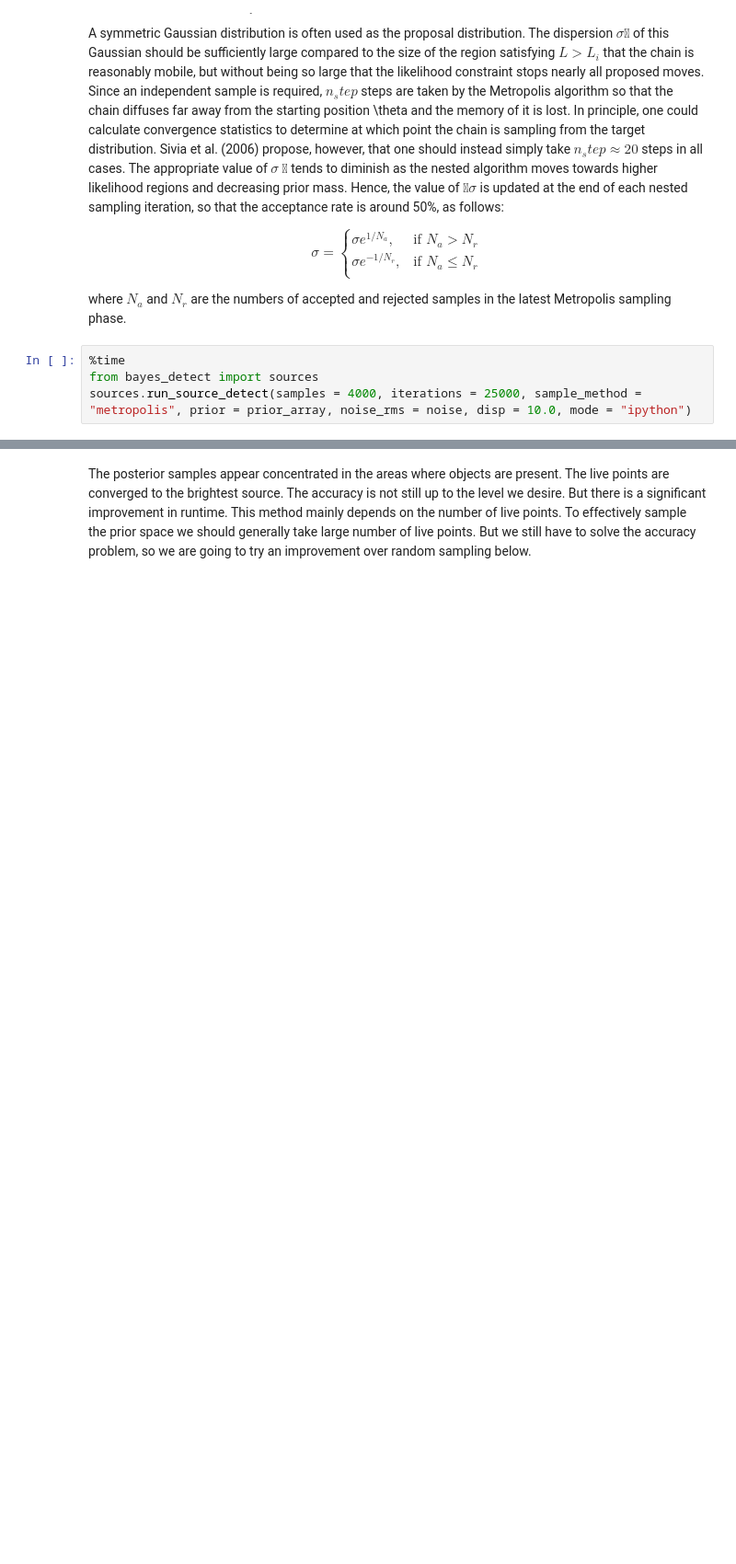
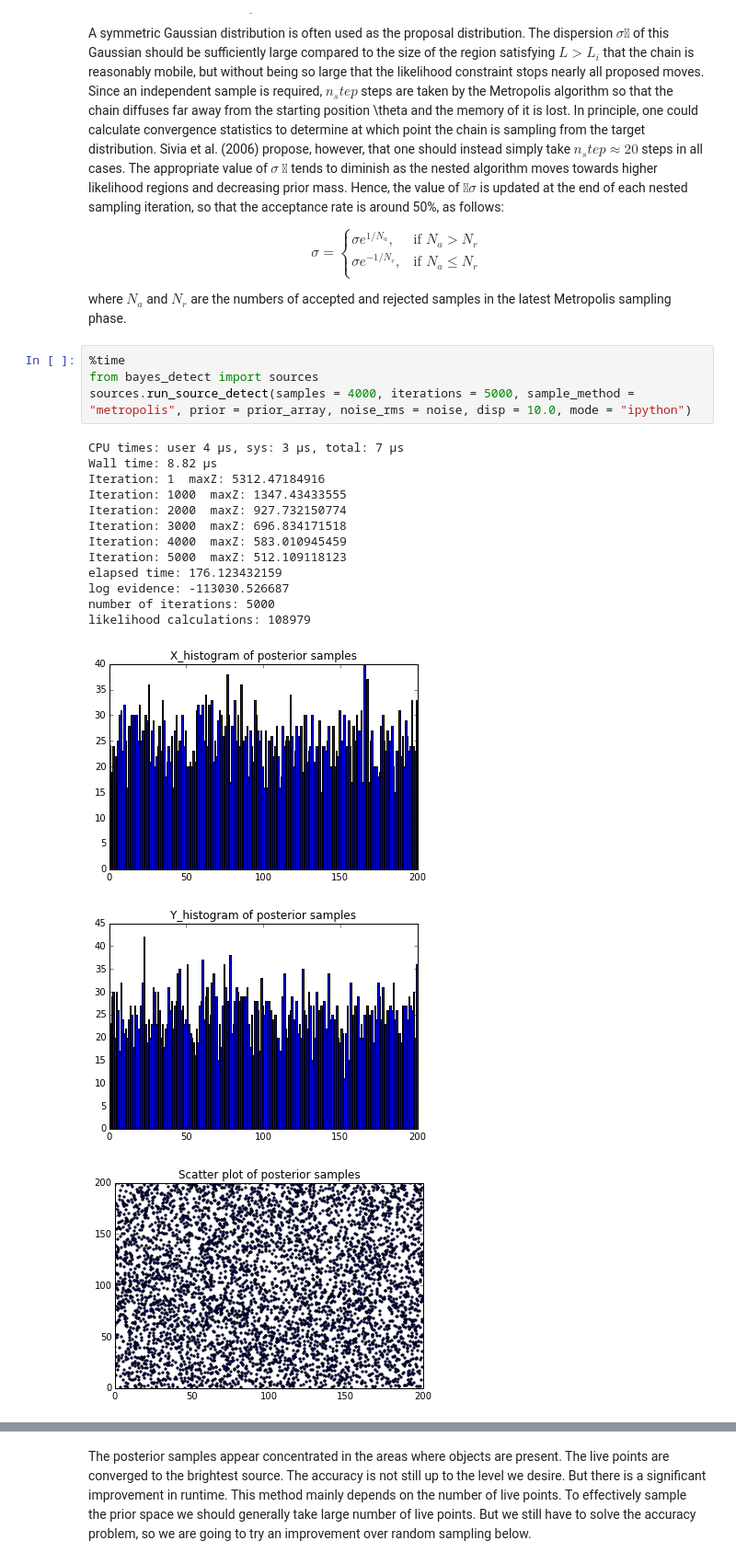
Before and after one commit to rzlee/bayes-detect, a Jupyter notebook: Bayesian_Source_Detection.ipynb, the cells around one changed output, grey strips where cells are left out. Shown at 92% size. Saved outputs shown, nothing was run; the diff lists cells and outputs as text; blank space fills up the shorter version.

Commit message:
Refactored code pt 2
Code now works in the ipython notebook.
iPython mode terminates sampling based on max_samples and not convergence

```diff
--- a/Bayesian_Source_Detection.ipynb
+++ b/Bayesian_Source_Detection.ipynb
@@ -190,4 +200,20 @@ in the latest Metropolis sampling phase.
 # %%
 %time
 from bayes_detect import sources
-sources.run_source_detect(samples = 4000, iterations = 25000, sample_method = "metropolis", prior = prior_array, noise_rms = noise, disp = 10.0, mode = "ipython")
+sources.run_source_detect(samples = 4000, iterations = 5000, sample_method = "metropolis", prior = prior_array, noise_rms = noise, disp = 10.0, mode = "ipython")
+# %% [output]
+CPU times: user 4 µs, sys: 3 µs, total: 7 µs
+Wall time: 8.82 µs
+Iteration: 1  maxZ: 5312.47184916
+Iteration: 1000  maxZ: 1347.43433555
+Iteration: 2000  maxZ: 927.732150774
+Iteration: 3000  maxZ: 696.834171518
+Iteration: 4000  maxZ: 583.010945459
+Iteration: 5000  maxZ: 512.109118123
+elapsed time: 176.123432159
+log evidence: -113030.526687
+number of iterations: 5000
+likelihood calculations: 108979
+[figure, added]
+[figure, added]
+[figure, added]
```
Also changed, not shown: parts of 8 cells of this notebook, 4 other files.
